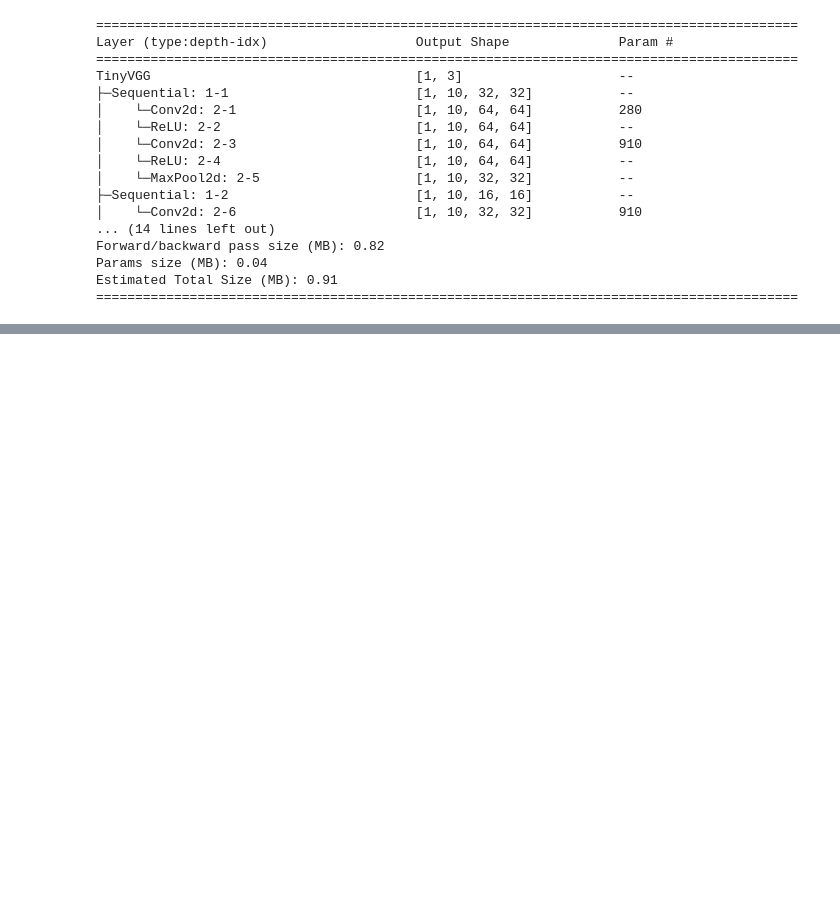
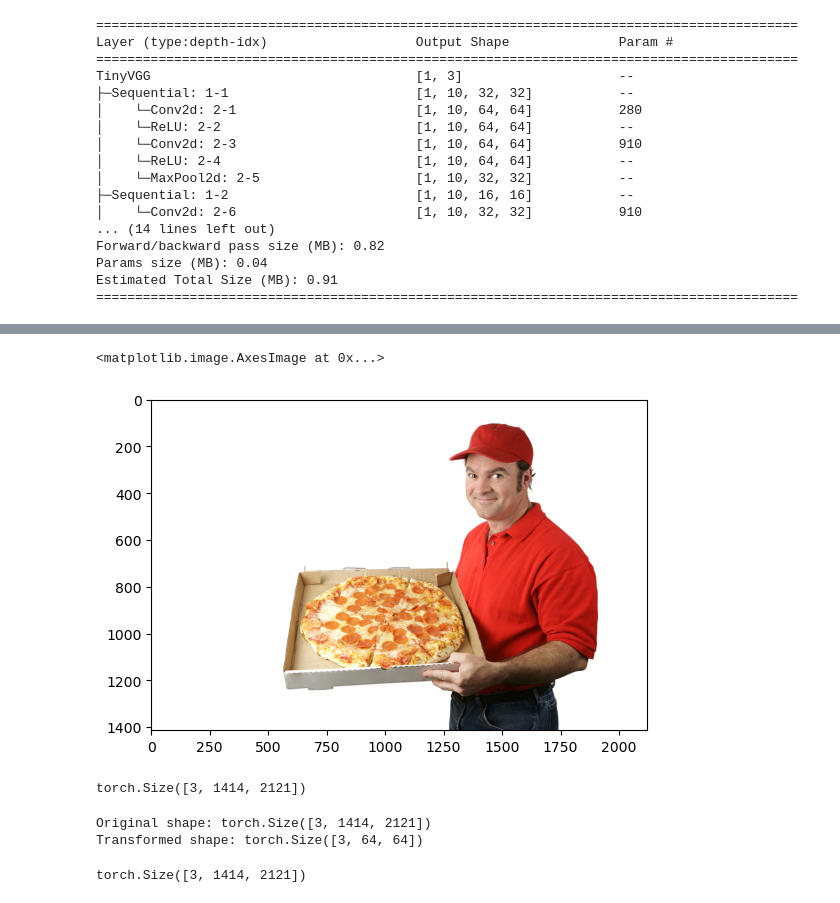
Before and after one commit to KajetanFrackowiak/pytorch_deep_learning, a Jupyter notebook: 04.pytorch_custom_datasets.ipynb, the cells around one changed output, grey strips where cells are left out. Cells and saved outputs as stored; diff of their text form; code cells hidden in the pictures; blank space fills up the shorter version.

```diff
--- a/04.pytorch_custom_datasets.ipynb
+++ b/04.pytorch_custom_datasets.ipynb
@@ -1013,0 +1231,8 @@ model_0_results
+# %%
+import torchvision
+
+custom_image_uint8 = torchvision.io.read_image(str(custom_image_path))
+
+print(f"Custom image tensor:\n{custom_image_uint8}\n")
+print(f"Custom image shape: {custom_image_uint8.shape}\n")
+print(f"Custom image dtype: {custom_image_uint8.dtype}\n")
@@ -1013,0 +1257,27 @@ model_0_results
+# %%
+plt.imshow(custom_image_uint8.permute(1, 2, 0))
+# %% [output]
+<matplotlib.image.AxesImage at 0x...>
+[figure, added]
+# %%
+custom_image = torchvision.io.read_image(str(custom_image_path)).type(torch.float32) / 255.
+custom_image.shape
+# %% [output]
+torch.Size([3, 1414, 2121])
+# %%
+from torchvision import transforms
+
+custom_image_transform = transforms.Compose([
+    transforms.Resize(size=(64, 64))
+])
+
+custom_image_transformed = custom_image_transform(custom_image)
+
+print(f"Original shape: {custom_image.shape}")
+print(f"Transformed shape: {custom_image_transformed.shape}")
+
+custom_image.shape
+# %% [output]
+Original shape: torch.Size([3, 1414, 2121])
+Transformed shape: torch.Size([3, 64, 64])
+torch.Size([3, 1414, 2121])
```
Also changed, not shown: parts of 55 cells of this notebook.
